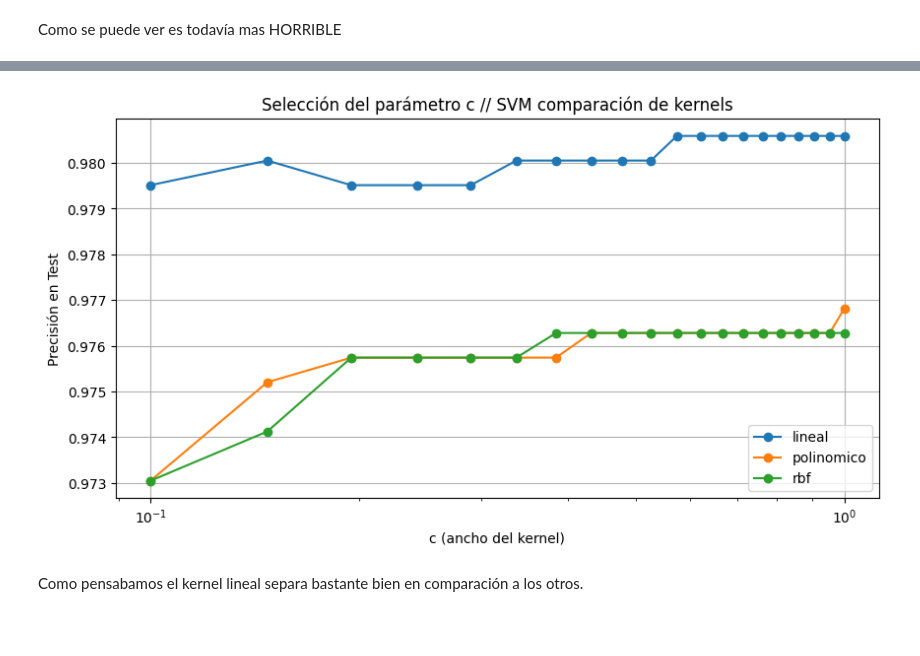
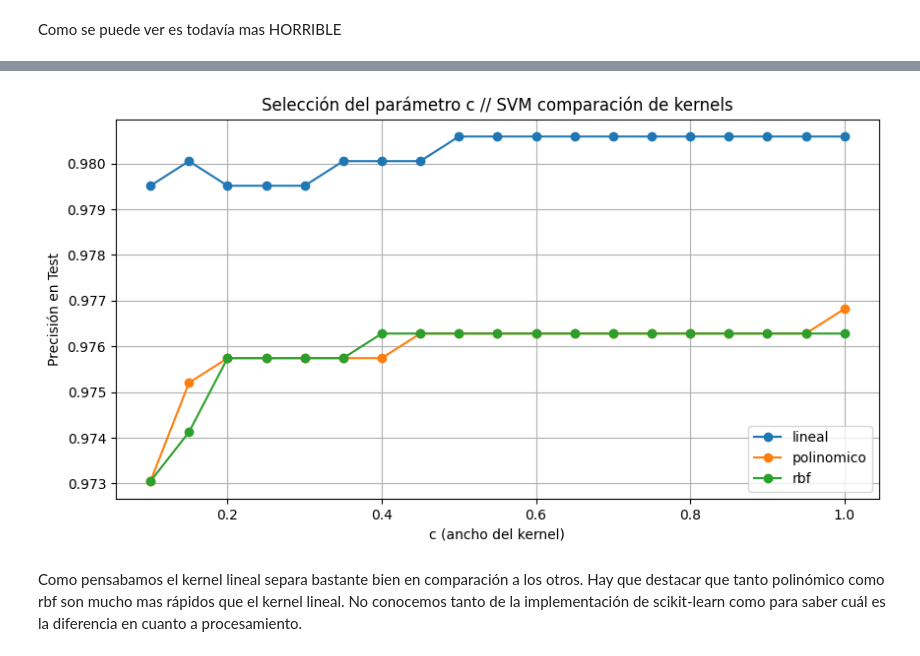
Before and after one commit to juansearg/TP2_multivariado, a Jupyter notebook: Ejercicio_1_Grupo_1.ipynb, the cells around one changed output, grey strips where cells are left out. Cells and saved outputs as stored; diff of their text form; code cells hidden in the pictures; blank space fills up the shorter version.

```diff
--- a/Ejercicio_1_Grupo_1.ipynb
+++ b/Ejercicio_1_Grupo_1.ipynb
@@ -86,7 +86,7 @@ X_train, X_test, y_train, y_test = train_test_split(X, y, test_size=0.2, random_
 # %%
 # SVM con kernel lineal
 # Evaluación de parámetros c
-c_values = np.linspace(0.1, 1.0, 20)
+c_values = np.arange(0.1, 1.0+0.05, 0.05)
 test_scores = []
 
 
@@ -106,7 +106,6 @@ test_scores_df = pd.DataFrame(test_scores, index=c_values, columns=['lineal'])
 # Gráfico
 plt.figure(figsize=(10, 5))
 plt.plot(c_values, test_scores, 'o-')
-plt.xscale('log')
 plt.xlabel('c (ancho del kernel)')
 plt.ylabel('Precisión en Test')
 duracion=gmtime(time()-initial_time)
@@ -196,7 +194,7 @@ Como se puede ver es todavía mas HORRIBLE
 # %%
 # SVM con kernel polinómico grado 2
 # Evaluación de parámetros c
-c_values = np.linspace(0.1, 1.0, 20)
+
 test_scores = []
 
 
@@ -216,7 +214,6 @@ test_scores_df['polinomico'] = test_scores
 # Gráfico
 plt.figure(figsize=(10, 5))
 plt.plot(c_values, test_scores, 'o-')
-plt.xscale('log')
 plt.xlabel('c (ancho del kernel)')
 plt.ylabel('Precisión en Test')
 duracion=gmtime(time()-initial_time)
@@ -248,7 +244,6 @@ t=1.00, Precisión test: 0.9768194070080862
 # %%
-# SVM con kernel rbf grado 2
+# SVM con kernel rbf
 # Evaluación de parámetros c
-c_values = np.linspace(0.1, 1.0, 20)
 test_scores = []
 
 
@@ -268,7 +263,6 @@ test_scores_df['rbf'] = test_scores
 # Gráfico
 plt.figure(figsize=(10, 5))
 plt.plot(c_values, test_scores, 'o-')
-plt.xscale('log')
 plt.xlabel('c (ancho del kernel)')
 plt.ylabel('Precisión en Test')
 duracion=gmtime(time()-initial_time)
@@ -300,16 +293,15 @@ t=1.00, Precisión test: 0.9762803234501348
 # %%
 # Gráfico de comparación
 plt.figure(figsize=(10, 5))
 plt.plot(c_values, test_scores_df, 'o-')
 plt.legend(test_scores_df.columns)
-plt.xscale('log')
 plt.xlabel('c (ancho del kernel)')
 plt.ylabel('Precisión en Test')
 
 plt.title(f'Selección del parámetro c // SVM comparación de kernels')
 plt.grid(True)
 plt.show()
 # %% [output]
-[figure, old version]
+[figure, new version]
-# %% [markdown]
-Como pensabamos el kernel lineal separa bastante bien en comparación a los otros.
+# %% [markdown]
+Como pensabamos el kernel lineal separa bastante bien en comparación a los otros. Hay que destacar que tanto polinómico como rbf son mucho mas rápidos que el kernel lineal. No conocemos tanto de la implementación de scikit-learn como para saber cuál es la diferencia en cuanto a procesamiento.
```
Also changed, not shown: parts of 3 cells of this notebook.
